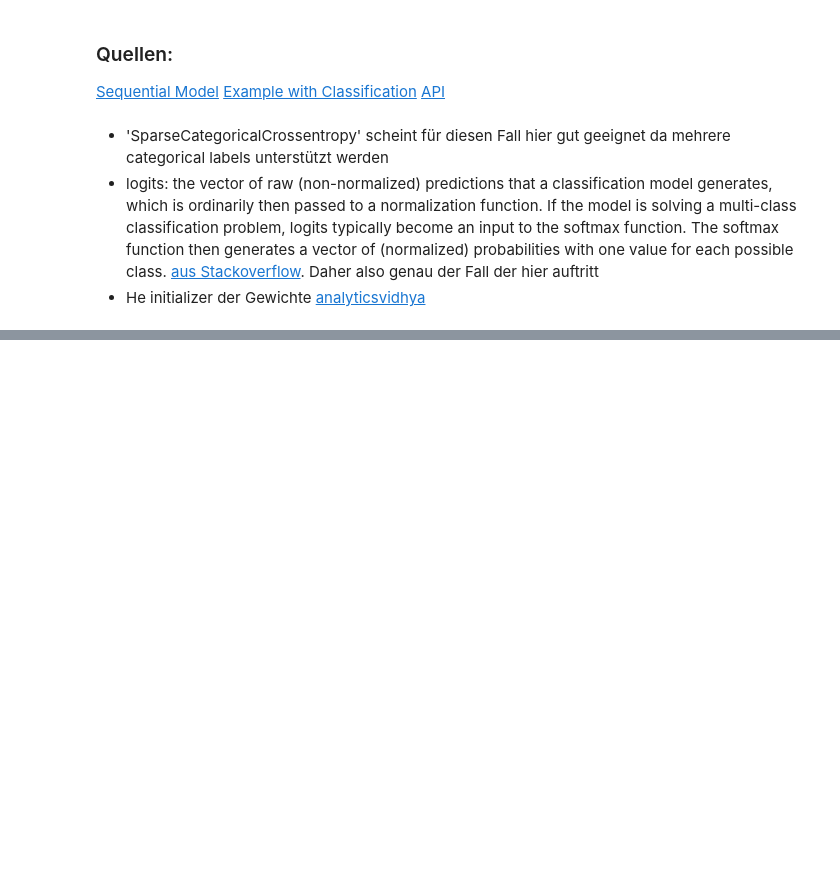
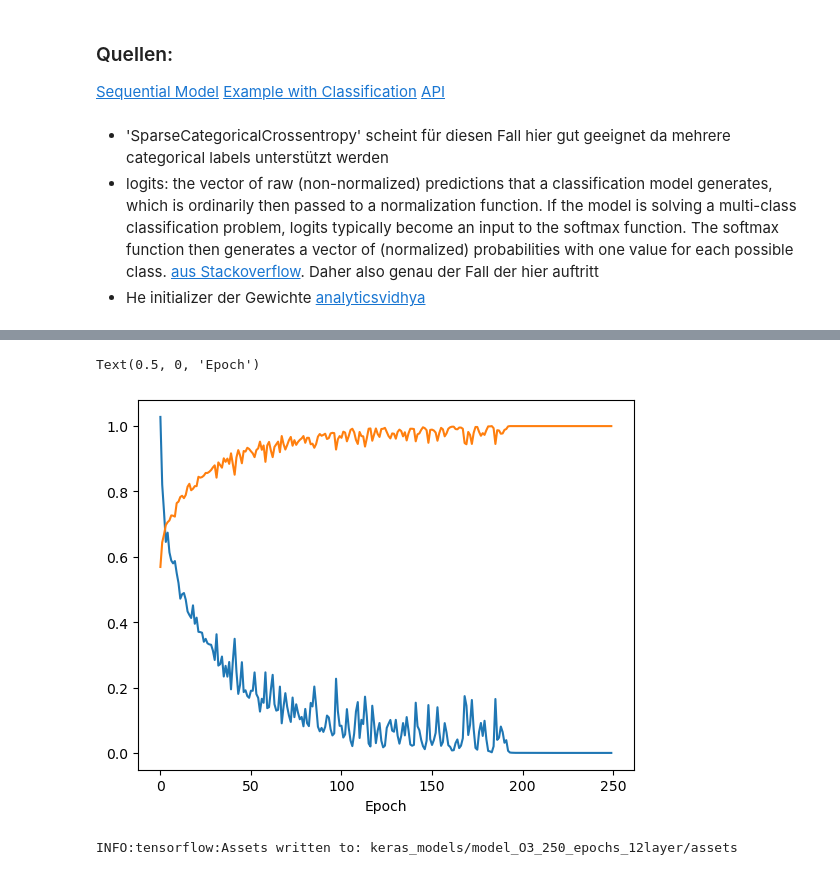
Before and after one commit to fxschmidt/AirPollution, a Jupyter notebook: Eigenes_Projekt/deep_learning.ipynb, the cells around one changed output, grey strips where cells are left out. Drawn from its saved outputs; the diff is of its cells as text; code cells hidden in the pictures; blank space fills up the shorter version.

```diff
--- a/Eigenes_Projekt/deep_learning.ipynb
+++ b/Eigenes_Projekt/deep_learning.ipynb
@@ -184,0 +296,12 @@ list(aqi_labels.values())
+# %%
+plt.plot(hist.history["sparse_categorical_crossentropy"],label="crossentropy")
+plt.plot(hist.history["accuracy"],label="accuracy")
+plt.xlabel("Epoch")
+# %% [output]
+Text(0.5, 0, 'Epoch')
+[figure, added]
+# %%
+name="model_O3_250_epochs_12layer"
+model.save(f"keras_models/{name}")
+# %% [output]
+INFO:tensorflow:Assets written to: keras_models/model_O3_250_epochs_12layer/assets
```
Also changed, not shown: parts of 20 cells of this notebook, 18 other files.
